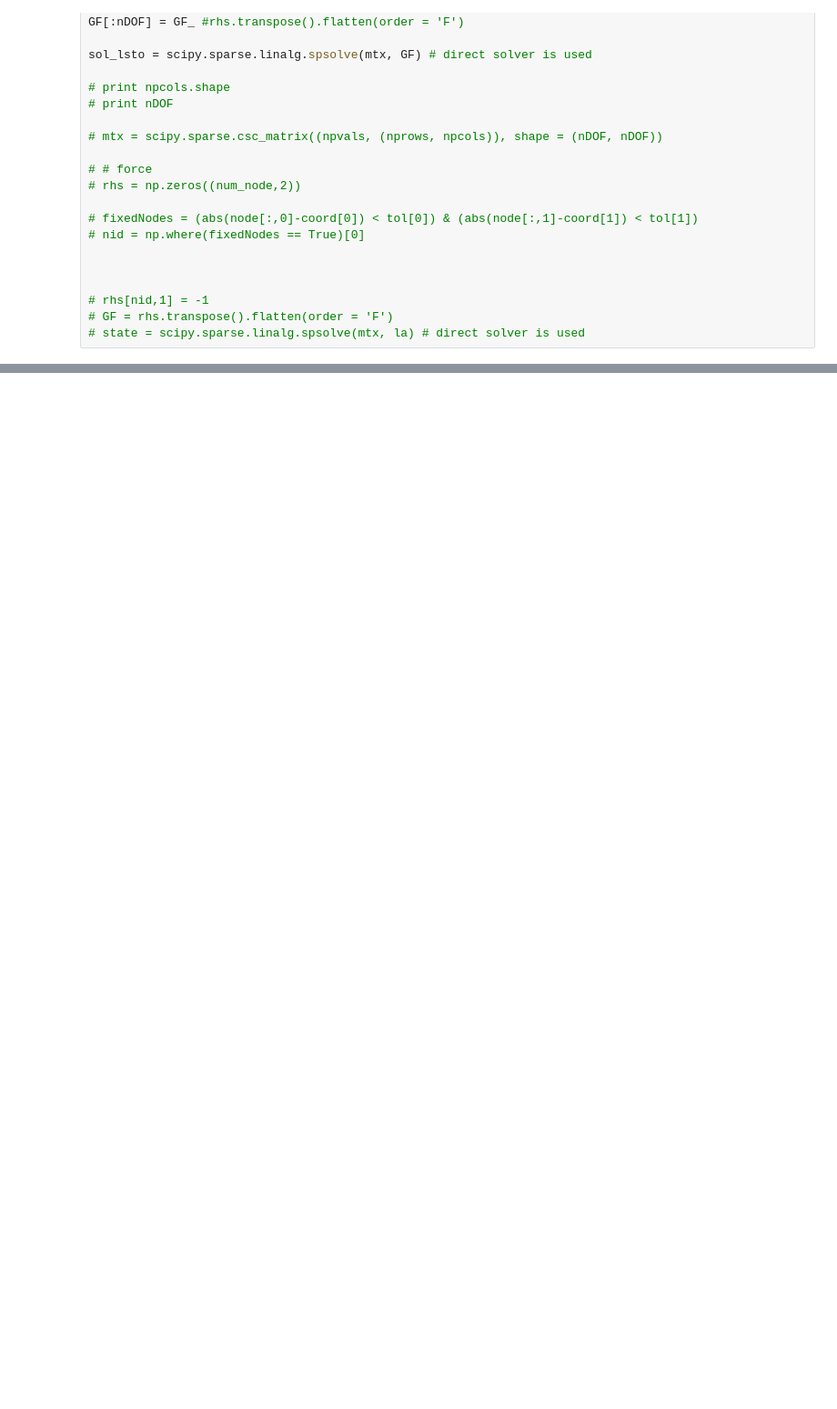
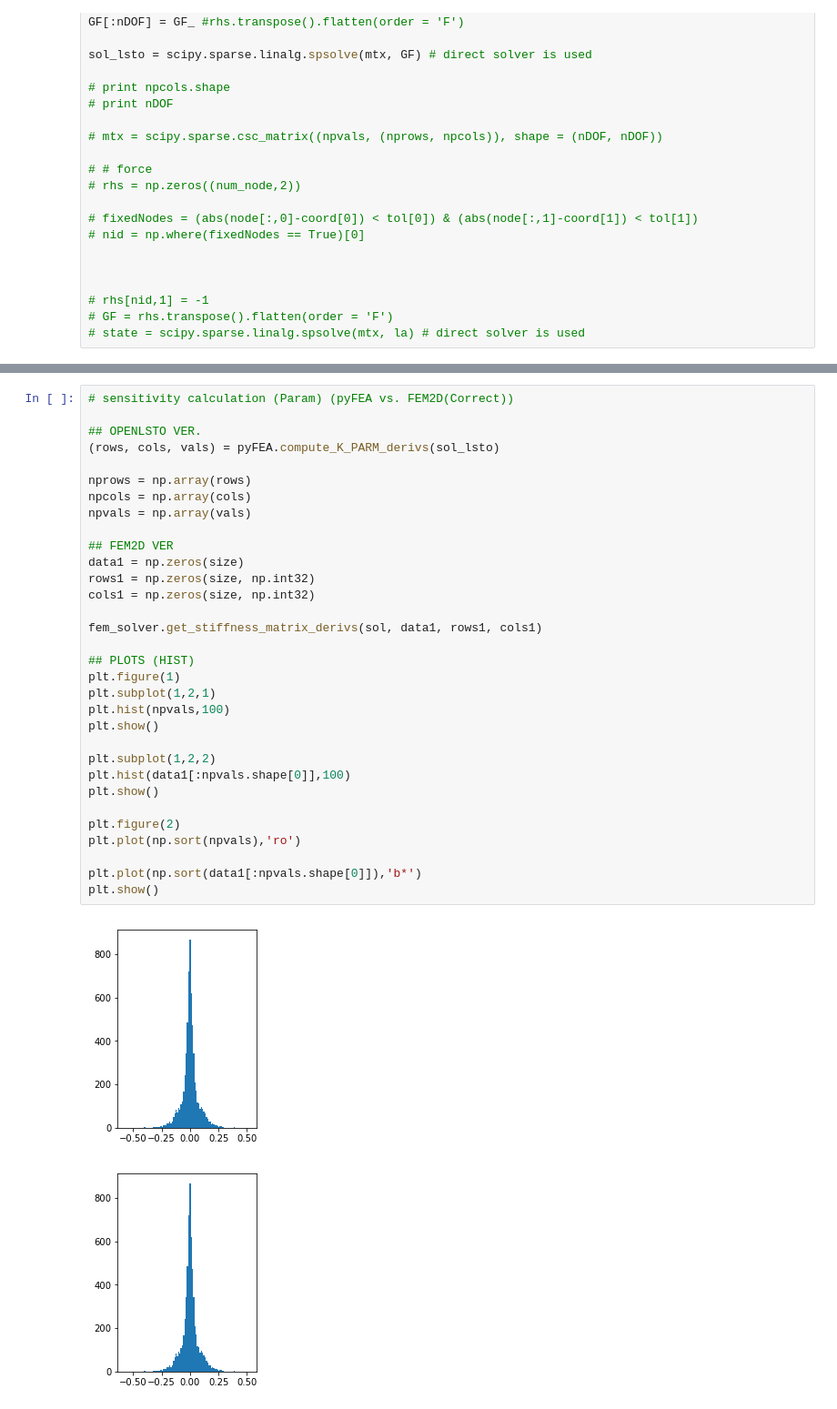
Before and after one commit to M2DOLab/OpenLSTO-lite, a Jupyter notebook: M2DO_FEA/Python/vs_FEM2D.ipynb, the cells around one changed output, grey strips where cells are left out. Shown: that part at 91% size. Saved outputs shown, nothing was run; the diff lists cells and outputs as text; blank space fills up the shorter version.

Commit message:
regular:checking up to param

```diff
--- a/M2DO_FEA/Python/vs_FEM2D.ipynb
+++ b/M2DO_FEA/Python/vs_FEM2D.ipynb
@@ -208,0 +291,35 @@ fem2d = -76.7197422908
+# %%
+# sensitivity calculation (Param) (pyFEA vs. FEM2D(Correct))
+
+## OPENLSTO VER.
+(rows, cols, vals) = pyFEA.compute_K_PARM_derivs(sol_lsto)
+
+nprows = np.array(rows)
+npcols = np.array(cols)
+npvals = np.array(vals)
+
+## FEM2D VER
+data1 = np.zeros(size)
+rows1 = np.zeros(size, np.int32)
+cols1 = np.zeros(size, np.int32)
+
+fem_solver.get_stiffness_matrix_derivs(sol, data1, rows1, cols1)
+
+## PLOTS (HIST)
+plt.figure(1)
+plt.subplot(1,2,1)
+plt.hist(npvals,100)
+plt.show()
+
+plt.subplot(1,2,2)
+plt.hist(data1[:npvals.shape[0]],100)
+plt.show()
+
+plt.figure(2)
+plt.plot(np.sort(npvals),'ro')
+
+plt.plot(np.sort(data1[:npvals.shape[0]]),'b*')
+plt.show()
+# %% [output]
+[figure, added]
+[figure, added]
```
Also changed, not shown: parts of 11 cells of this notebook, 1 other file.
